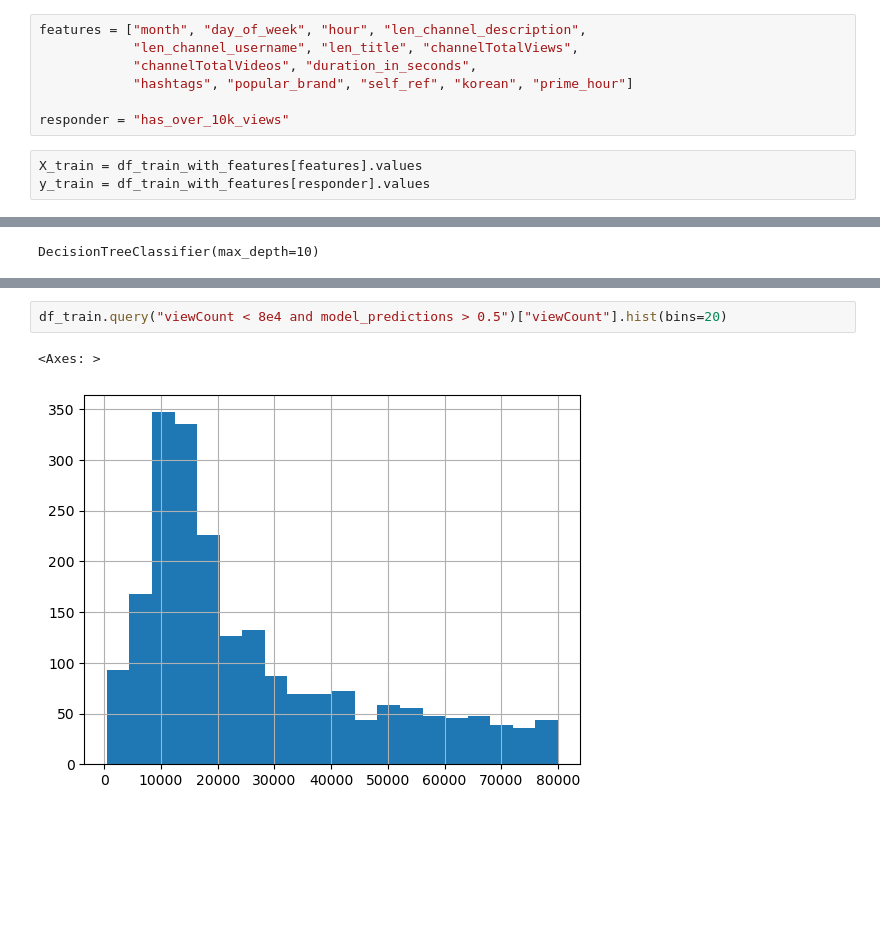
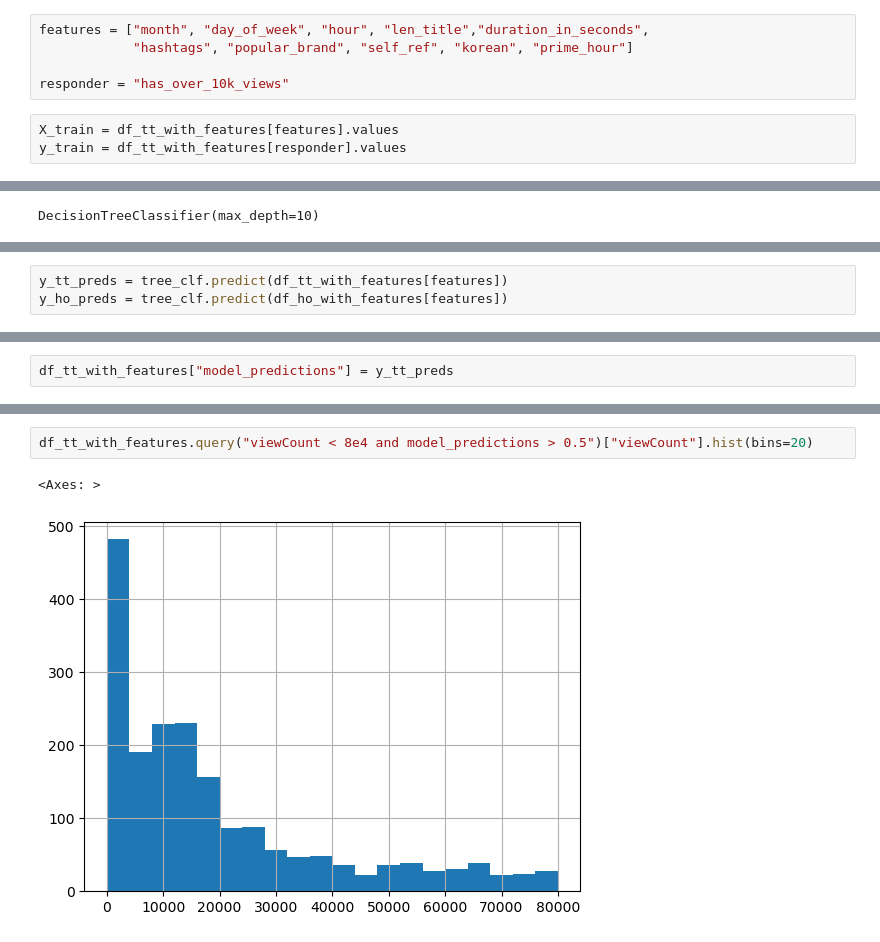
Before and after one commit to pranavrd/erdos-uncreatives, a Jupyter notebook: Modelling/treesattempt2.ipynb, the cells around one changed output, grey strips where cells are left out. Saved outputs shown, nothing was run; the diff lists cells and outputs as text; blank space fills up the shorter version.

```diff
--- a/Modelling/treesattempt2.ipynb
+++ b/Modelling/treesattempt2.ipynb
@@ -100,13 +38,11 @@ df_train_with_features = add_features(df_train)
 # %%
-features = ["month", "day_of_week", "hour", "len_channel_description",
-            "len_channel_username", "len_title", "channelTotalViews",
-            "channelTotalVideos", "duration_in_seconds",
+features = ["month", "day_of_week", "hour", "len_title","duration_in_seconds",
             "hashtags", "popular_brand", "self_ref", "korean", "prime_hour"]
 
 responder = "has_over_10k_views"
 # %%
-X_train = df_train_with_features[features].values
-y_train = df_train_with_features[responder].values
+X_train = df_tt_with_features[features].values
+y_train = df_tt_with_features[responder].values
 # %%
 tree_clf = DecisionTreeClassifier(max_depth=10)
 
@@ -119,3 +53,6 @@ y_train_preds = tree_clf.predict(X_train)
+# %%
+y_tt_preds = tree_clf.predict(df_tt_with_features[features])
+y_ho_preds = tree_clf.predict(df_ho_with_features[features])
 # %%
 ## Plot the fitted tree
 plt.figure(figsize = (10,10))
@@ -134 +71,3 @@ df_train_with_features["model_predictions"] = y_train_preds
+# %%
+df_tt_with_features["model_predictions"] = y_tt_preds
 # %%
@@ -139,5 +78,5 @@ df_train.query("viewCount < 8e4 and model_predictions < 0.5")["viewCount"].hist(
 # %%
-df_train.query("viewCount < 8e4 and model_predictions > 0.5")["viewCount"].hist(bins=20)
+df_tt_with_features.query("viewCount < 8e4 and model_predictions > 0.5")["viewCount"].hist(bins=20)
 # %% [output]
 <Axes: >
-[figure, old version]
+[figure, new version]
```
Also changed, not shown: parts of 22 cells of this notebook.
